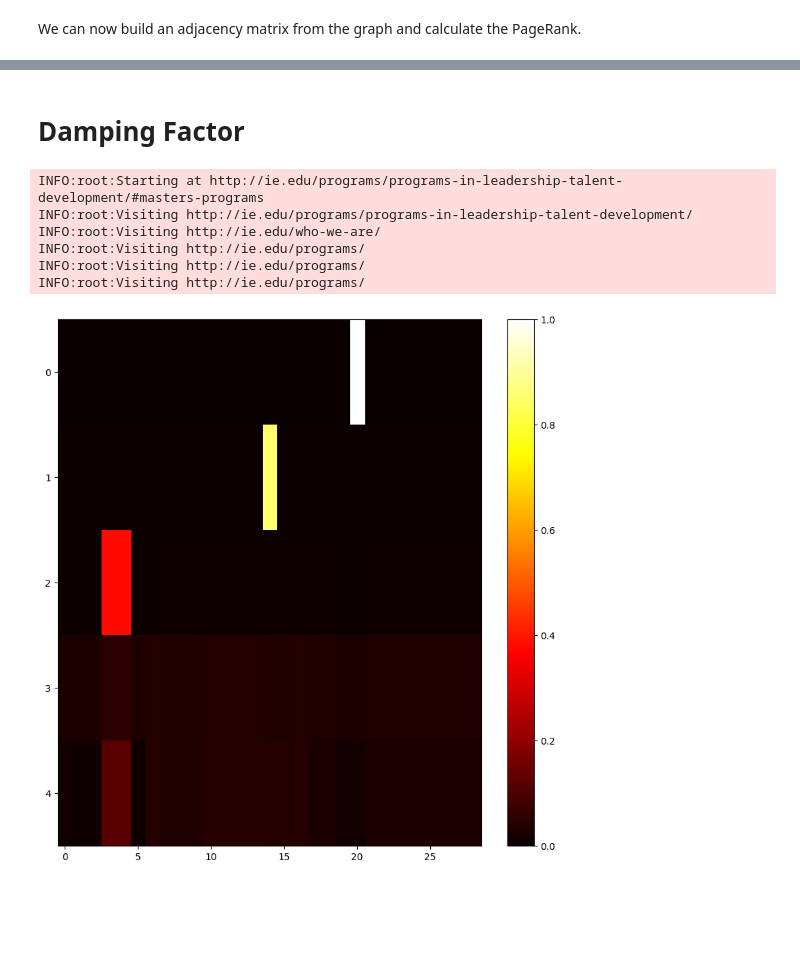
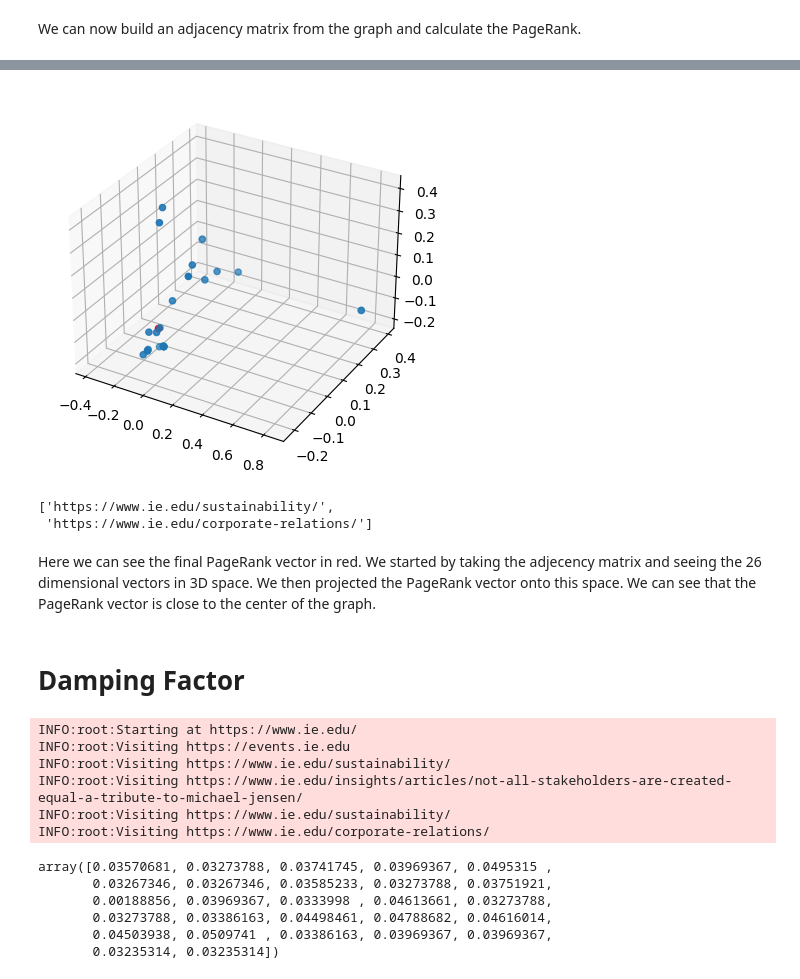
Before and after one commit to velocitatem/modeling_search_engines, a Jupyter notebook: engine.ipynb, the cells around one changed output, grey strips where cells are left out. Saved outputs shown, nothing was run; the diff lists cells and outputs as text; code cells hidden in the pictures; blank space fills up the shorter version.

```diff
--- a/engine.ipynb
+++ b/engine.ipynb
@@ -198,12 +302,0 @@ array([[0.        , 0.03571429, 0.03571429, 0.03571429, 0.03571429,
-# %%
-page = np.random.choice(list(set(G.nodes)))
-log.info(f"Starting at {page}")
-x_0 = np.zeros(len(G.nodes))
-x_0[list(G.nodes).index(page)] = 1
-x_0
-x_n = []
-for _ in range(5):
-    x_n.append(x_0)
-    x_0 = np.dot(norm_adjacency, x_0)
-    visiting_page = list(G.nodes)[np.argmax(x_0)]
-    log.info(f"Visiting {visiting_page}")
@@ -226,0 +359,9 @@ This plot shows the flow of the PageRank algorithm through the pages of the webs
+# %%
+k = 1000
+x_0 = np.zeros(len(G.nodes))
+x_0[list(G.nodes).index(root)] = 1 # start at root
+for _ in range(k):
+    print(x_0)
+    x_0 = np.dot(norm_adjacency, x_0)
+x_k = x_0 / np.sum(x_0)
+x_k
@@ -227,8 +392,32 @@ This plot shows the flow of the PageRank algorithm through the pages of the webs
+# %%
+# lets see where our x_k is on the PCA plot
+fig = plt.figure()
+ax = fig.add_subplot(111, projection='3d')
+ax.scatter(pca_adjacency[:, 0],
+           pca_adjacency[:, 1],
+           pca_adjacency[:, 2])
+xkpca = pca.transform(x_k.reshape(1, -1))
+ax.scatter(xkpca[:, 0],
+           xkpca[:, 1],
+           xkpca[:, 2],
+           color="red")
+plt.show()
+# %% [output]
+[figure, added]
+# %%
+# where might we end up? top 2:
+top2 = np.argsort(x_k)[-2:]
+top2 = [list(G.nodes)[i] for i in top2]; top2
+# %% [output]
+['https://www.ie.edu/sustainability/',
+ 'https://www.ie.edu/corporate-relations/']
+# %% [markdown]
+Here we can see the final PageRank vector in red. We started by taking the adjecency matrix and seeing the 26 dimensional vectors in 3D space. We then projected the PageRank vector onto this space. We can see that the PageRank vector is close to the center of the graph.
 # %% [markdown]
 # Damping Factor
 # %%
-damping = 0.85
-page = np.random.choice(list(set(G.nodes)))
+damping = 0.9
+page = 'https://www.ie.edu/'
 log.info(f"Starting at {page}")
 x_0 = np.zeros(len(G.nodes))
 x_0[list(G.nodes).index(page)] = 1
@@ -239,18 +428,17 @@ for _ in range(5):
     x_0 = damping * np.dot(norm_adjacency, x_0) + (1 - damping) / len(G.nodes)
     visiting_page = list(G.nodes)[np.argmax(x_0)]
     log.info(f"Visiting {visiting_page}")
+x_n = x_n[-1] / np.sum(x_n[-1]); x_n
 # %% [output]
-INFO:root:Starting at http://ie.edu/programs/programs-in-leadership-talent-development/#masters-programs
-INFO:root:Visiting http://ie.edu/programs/programs-in-leadership-talent-development/
-INFO:root:Visiting http://ie.edu/who-we-are/
-INFO:root:Visiting http://ie.edu/programs/
-INFO:root:Visiting http://ie.edu/programs/
-INFO:root:Visiting http://ie.edu/programs/
+INFO:root:Starting at https://www.ie.edu/
+INFO:root:Visiting https://events.ie.edu
+INFO:root:Visiting https://www.ie.edu/sustainability/
+INFO:root:Visiting https://www.ie.edu/insights/articles/not-all-stakeholders-are-created-equal-a-tribute-to-michael-jensen/
+INFO:root:Visiting https://www.ie.edu/sustainability/
+INFO:root:Visiting https://www.ie.edu/corporate-relations/
+array([0.03570681, 0.03273788, 0.03741745, 0.03969367, 0.0495315 ,
+       0.03267346, 0.03267346, 0.03585233, 0.03273788, 0.03751921,
+       0.00188856, 0.03969367, 0.0333998 , 0.04613661, 0.03273788,
+       0.03273788, 0.03386163, 0.04498461, 0.04788682, 0.04616014,
+       0.04503938, 0.0509741 , 0.03386163, 0.03969367, 0.03969367,
+       0.03235314, 0.03235314])
-# %%
-# show the different states as a heatmap
-plt.figure(figsize=(10, 10))
-plt.imshow(x_n, cmap="hot", interpolation="nearest", aspect="auto")
-plt.colorbar()
-plt.show()
-# %% [output]
-[figure, removed]
```
Also changed, not shown: parts of 38 cells of this notebook.
